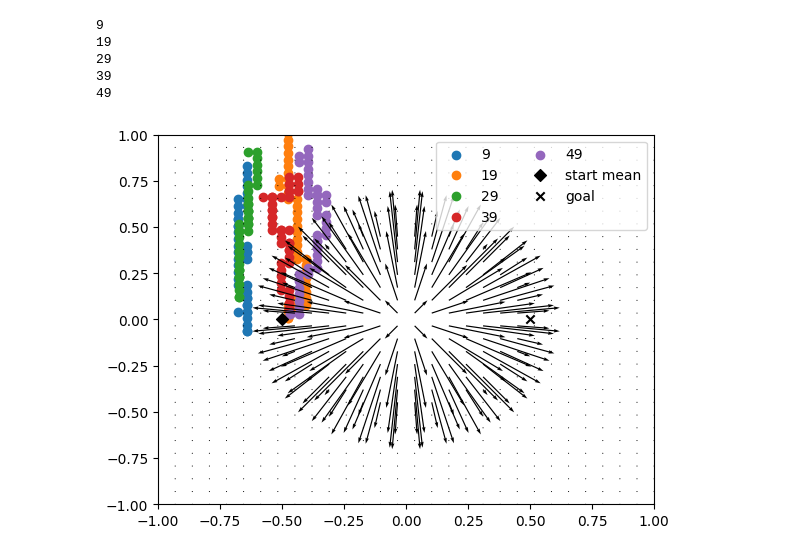
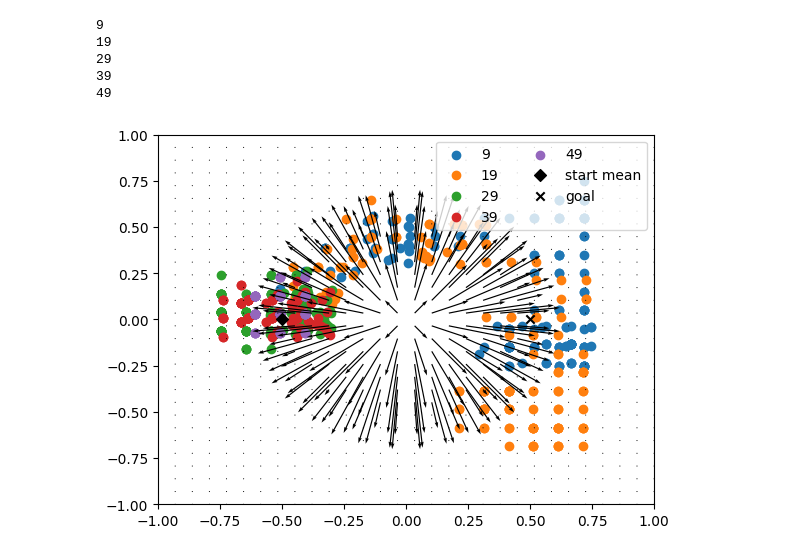
Before and after one commit to EvanderCorvus/AgentSimulation, a Jupyter notebook: main.ipynb, the cells around one changed output. Saved outputs shown, nothing was run; the diff lists cells and outputs as text; code cells hidden in the pictures.

Commit message:
neue reward struktur implementiert (error-free)

```diff
--- a/main.ipynb
+++ b/main.ipynb
@@ -10,10 +10,20 @@ device = tr.device('cuda' if tr.cuda.is_available() else 'cpu')
 # tr.set_default_device(device)
 # %%
 #hyperparameters
-batch_size = 512
+batch_size = 256
 epoch = 50
 t_update = 5
 g = 0.7
-max_steps = 40
-epsilon = 0.3
+max_steps = 150
 dt = 0.1 #time step size
+
+
+params = {
+    'batch_size' : 512,
+    'epoch' : 50,
+    't_update' : 5,
+    'g' : 0.7,
+    'max_steps' : 40,
+    'epsilon' : 0.3,
+    'dt' : 0.1 #time step size
+}
@@ -27,7 +31,7 @@ tensor([False, False,  True])
 def d(L):
     direction_mapping = [
         tr.tensor(tr.pi/2,dtype=tr.float).to(device), #up
-        tr.tensor(5/4 * tr.pi,dtype=tr.float).to(device),#down
+        tr.tensor(3/2 * tr.pi,dtype=tr.float).to(device),#down
         tr.tensor(tr.pi,dtype=tr.float).to(device), #left
         tr.tensor(0,dtype=tr.float).to(device) #right
     ]
@@ -54,8 +58,10 @@ def force(x,y,type='mexican'):
             U0 = 0.3
             fr = -64*U0*(r**2-0.25)
             fr[bool] = 0
-            f = tr.stack([fr*x,fr*y],dim=1).to(device)
-            return f
+            # f = tr.stack([fr*x,fr*y],dim=1).to(device)
+            F_x = fr*x
+            F_y = fr*y
+            return F_x,F_y
         else:
             r = np.sqrt(x**2+y**2)
             bool = r>0.5
@@ -130,6 +160,6 @@ NameError: name 'nn' is not defined
 # %%
 #Simulation Setup
-def episode(agent,t_agent,t_update, max_steps,g,optimizer,e):
+def episode(agent,t_agent,t_update, max_steps,g,optimizer,epsilon):
 
     X,Y = agent.x,agent.y
     for dT in range(max_steps):
@@ -138,21 +168,23 @@ def episode(agent,t_agent,t_update, max_steps,g,optimizer,e):
         if dT%t_update==0:#update target agent every 100 steps
             t_agent.load_state_dict(agent.state_dict())
 
+        F_x,F_y = force(agent.x,agent.y)
 
-        state = tr.stack([agent.x, agent.y, -tr.abs(agent.y), tr.zeros(agent.x.shape[0],dtype=tr.float).to(device)],dim=1) #state
+        state = tr.stack([agent.x, agent.y, F_x.to(device), F_y.to(device)],dim=1) #state
         Q1 = agent.forward(state)
-        R = agent.move_reward(Q1)
+        R = agent.move_reward(Q1,F_x,F_y,epsilon)
 
-        state2 = tr.stack([agent.x, agent.y, -tr.abs(agent.y), tr.zeros(agent.x.shape[0],dtype=tr.float).to(device)],dim=1) #state
+        F_x,F_y = force(agent.x,agent.y)
+        state2 = tr.stack([agent.x, agent.y, F_x.to(device), F_y.to(device)],dim=1) #state
         Q2 = t_agent.forward(state2)#.transpose(0,1)) #Q value of target agent
 
-        F = force(agent.x,agent.y)
+
 
         maxQ1 = tr.max(Q1,dim=1)[0]
         maxQ2 = tr.max(Q2,dim=1)[0]
 
         #target Q value
-        target = agent.R(F, Q1) + g*maxQ2
+        target = R + g*maxQ2
 
         criterion = nn.MSELoss()
         loss = criterion(target,maxQ1) #loss
@@ -188,36 +220,36 @@ t_agent.eval()
 
 optimizer = tr.optim.Adam(agent.parameters(), lr=0.001)
 
 for i in range(epoch):
-
-    X,Y = episode(agent, t_agent, t_update = t_update, max_steps = max_steps, g=g, optimizer=optimizer,e=epsilon)
+    epsilon = 1-i/epoch
+    X,Y = episode(agent, t_agent, t_update, max_steps, g, optimizer,epsilon)
     agent.x = tr.randn(batch_size, dtype=tr.float).to(device)*sig + mu
     agent.y = tr.randn(batch_size, dtype=tr.float).to(device)*sig
 
 
     if i%10 == 9:
         x,y = X[0].detach().to('cpu').numpy(),Y[0].detach().to('cpu').numpy()
         plt.scatter(x,y,label=int(i))#,c=np.arange(len(x)),cmap='viridis')
         print(i)
 
 X1,Y1 = np.meshgrid(np.linspace(-1,1,30),np.linspace(-1,1,30))
 U,V = force(X1,Y1)
 plt.quiver(X1,Y1,U,V)
 
 
 plt.xlim(-1,1)
 plt.ylim(-1,1)
 plt.scatter(-0.5,0,c='black',label='start mean',marker='D')
 plt.scatter(0.5,0,c='black',label='goal',marker='x')
 plt.legend(ncol=2,loc='upper right')
 plt.show()
 # %% [output]
 9
 19
 29
 39
 49
-[figure, old version]
+[figure, new version]
 # %%
 # from matplotlib.colors import Normalize
 # X1,Y1 = np.meshgrid(np.linspace(-1,1,34),np.linspace(-1,1,40))
```
Also changed, not shown: parts of 2 cells of this notebook.
